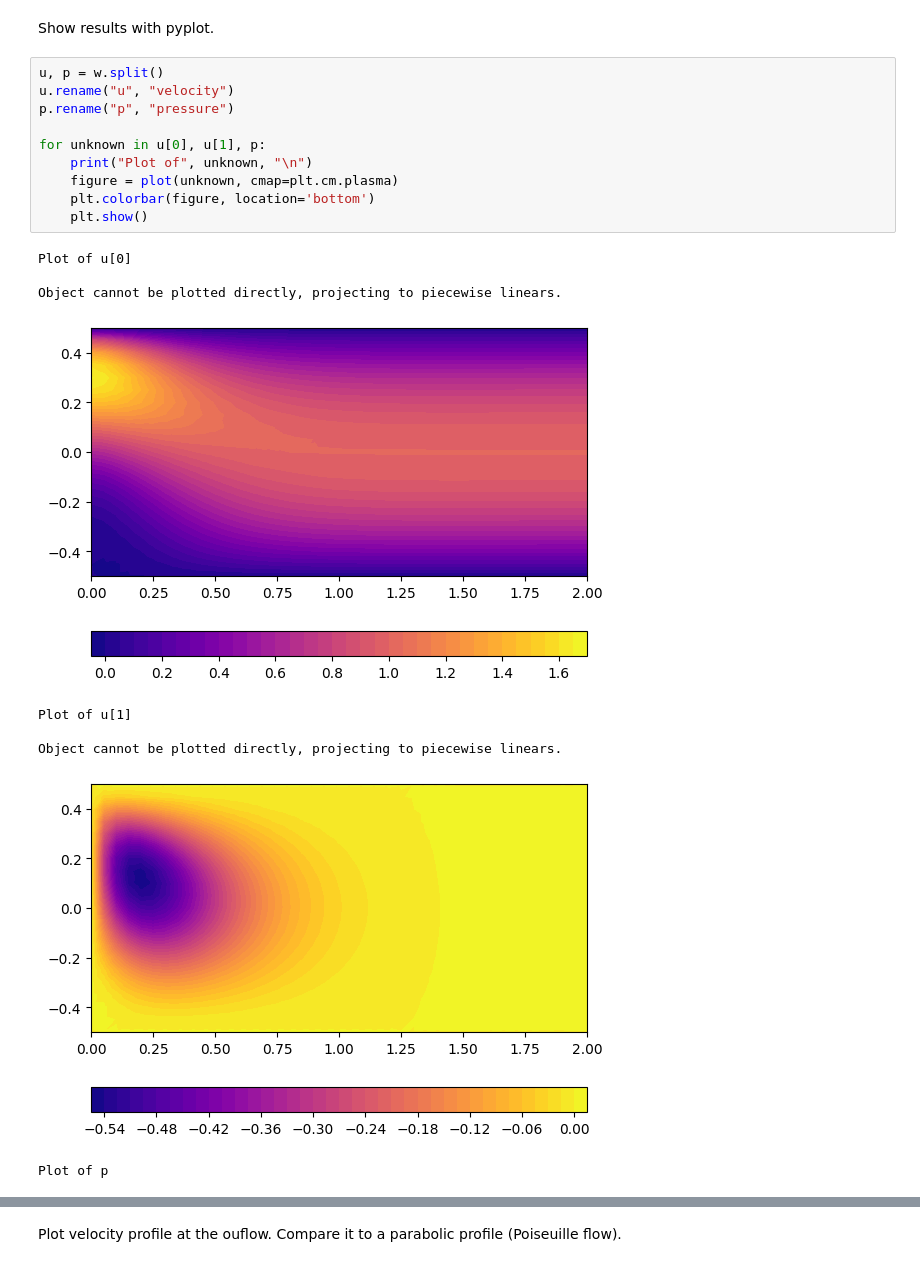
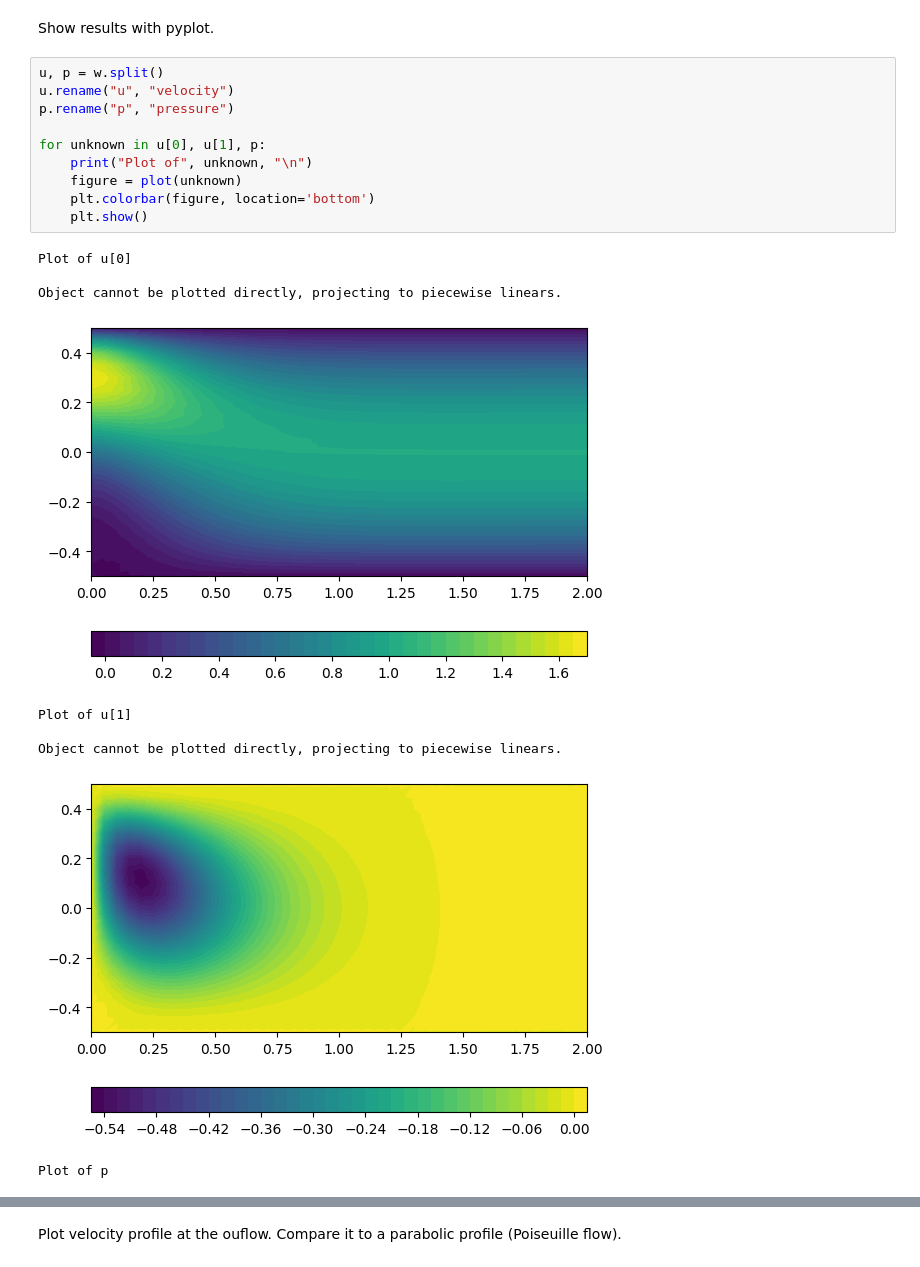
Before and after one commit to OndrejKincl/fenics-course-fluids, a Jupyter notebook: docs/source/Stokes2D/Stokes2D.ipynb, the cells around one changed output, grey strips where cells are left out. Saved outputs shown, nothing was run; the diff lists cells and outputs as text.

```diff
--- a/docs/source/Stokes2D/Stokes2D.ipynb
+++ b/docs/source/Stokes2D/Stokes2D.ipynb
@@ -145,20 +145,20 @@ Show results with pyplot.
 # %%
 u, p = w.split()
 u.rename("u", "velocity")
 p.rename("p", "pressure")
 
 for unknown in u[0], u[1], p:
     print("Plot of", unknown, "\n")
-    figure = plot(unknown, cmap=plt.cm.plasma)
+    figure = plot(unknown)
     plt.colorbar(figure, location='bottom')
     plt.show()
 # %% [output]
 Plot of u[0]
 
 Object cannot be plotted directly, projecting to piecewise linears.
-[figure, old version]
+[figure, new version]
 Plot of u[1]
 
 Object cannot be plotted directly, projecting to piecewise linears.
-[figure, old version]
+[figure, new version]
 Plot of p
```
Also changed, not shown: parts of 2 cells of this notebook.
